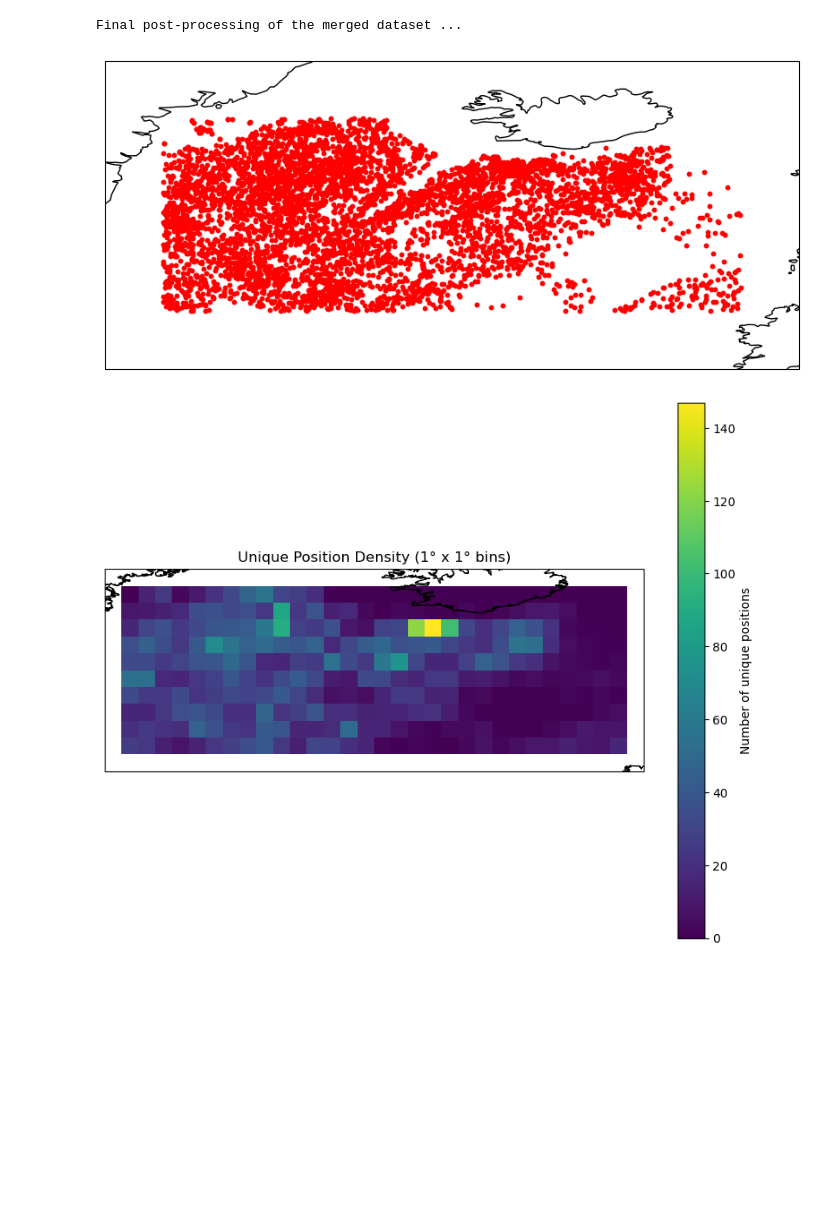
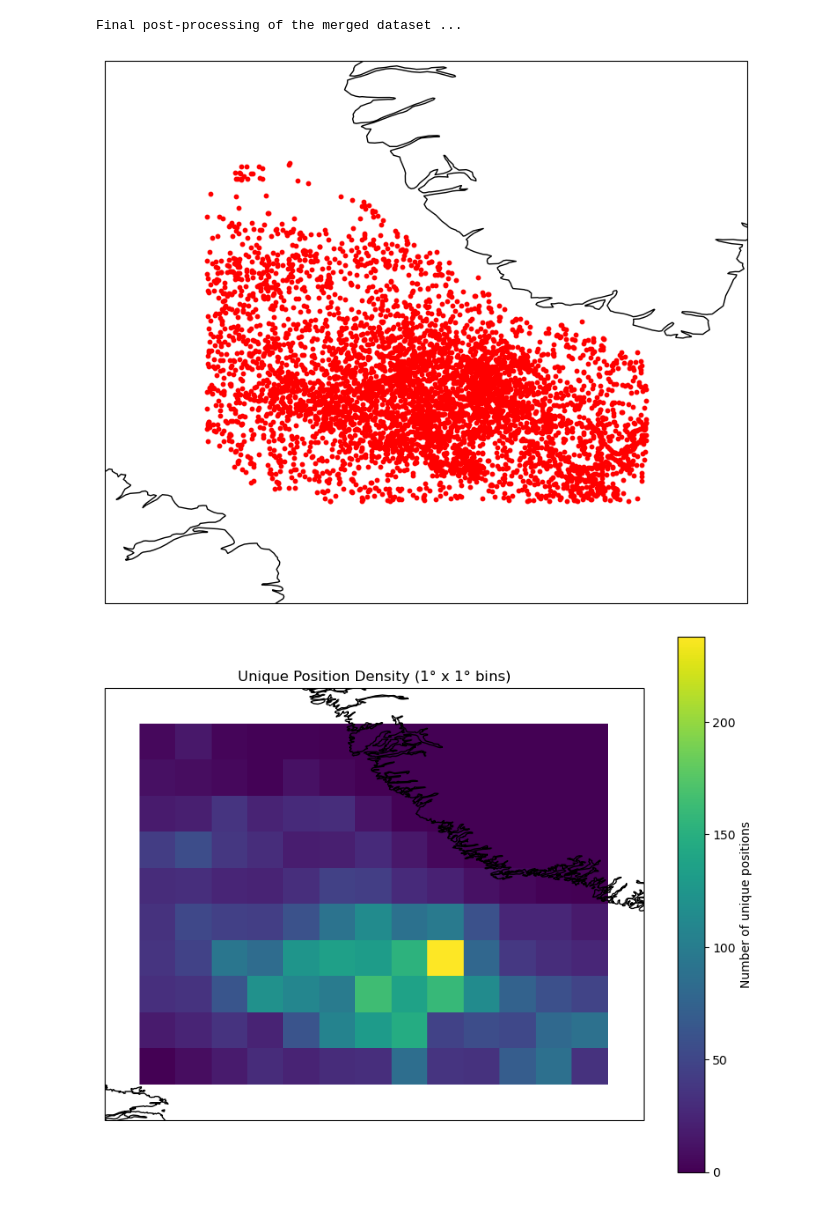
Before and after one commit to Flavi1P/Producitivity_estimates, a Jupyter notebook: Scripts/BGC-Argo-observation-gap.ipynb, the cells around one changed output. Saved outputs shown, nothing was run; the diff lists cells and outputs as text; code cells hidden in the pictures; blank space fills up the shorter version.

```diff
--- a/Scripts/BGC-Argo-observation-gap.ipynb
+++ b/Scripts/BGC-Argo-observation-gap.ipynb
@@ -6,7 +6,7 @@ import pandas as pd
 import matplotlib.pyplot as plt
 # %%
 #Initialize my data box
-box = [-40, -10, 58, 65, 0, 5, '2013-01', '2026-01']
+box = [-58, -45, 55, 65, 0, 5, '2013-01', '2026-01']
 
 f = DataFetcher(ds='bgc', mode='expert', params='CHLA',
                 parallel=True, progress=True, cache=False,
@@ -14,7 +14,7 @@ f = DataFetcher(ds='bgc', mode='expert', params='CHLA',
                )
 f = f.region(box).load()
 
-ds = f.data
+fluo_ds = f.data
 # %% [output]
 [interactive output not drawn]
 Final post-processing of the merged dataset ...
@@ -22,36 +22,36 @@ Final post-processing of the merged dataset ...
 import numpy as np
 
 import cartopy.crs as ccrs
 import cartopy.feature as cfeature
 
 # Extract unique latitude and longitude pairs
 unique_points = pd.DataFrame({
-    'lat': ds.LATITUDE.values.flatten(),
-    'lon': ds.LONGITUDE.values.flatten()
+    'lat': fluo_ds.LATITUDE.values.flatten(),
+    'lon': fluo_ds.LONGITUDE.values.flatten()
 }).drop_duplicates()
 
 lats = unique_points['lat']
 lons = unique_points['lon']
 
 # Calculate map boundaries
 min_lon = lons.min() - 3
 max_lon = lons.max() + 3
 min_lat = lats.min() - 3
 max_lat = lats.max() + 3
 
 # Create the map
 fig, ax = plt.subplots(figsize=(10, 8), subplot_kw={'projection': ccrs.PlateCarree()})
 ax.set_extent([min_lon, max_lon, min_lat, max_lat], crs=ccrs.PlateCarree())
 
 # Add coastline
 ax.add_feature(cfeature.COASTLINE)
 
 # Plot the points
 ax.scatter(lons, lats, color='red', s=10, transform=ccrs.PlateCarree())
 
 plt.show()
 # %% [output]
-[figure, old version]
+[figure, new version]
 # %%
 import numpy as np
 
@@ -82,7 +82,7 @@ plt.colorbar(mesh, ax=ax, label='Number of unique positions')
 plt.title('Unique Position Density (1° x 1° bins)')
 plt.show()
 # %% [output]
-[figure, old version]
+[figure, new version]
 # %%
 
 d = DataFetcher(ds='bgc', mode='expert', params='DOXY',
```
Also changed, not shown: parts of 5 cells of this notebook.
